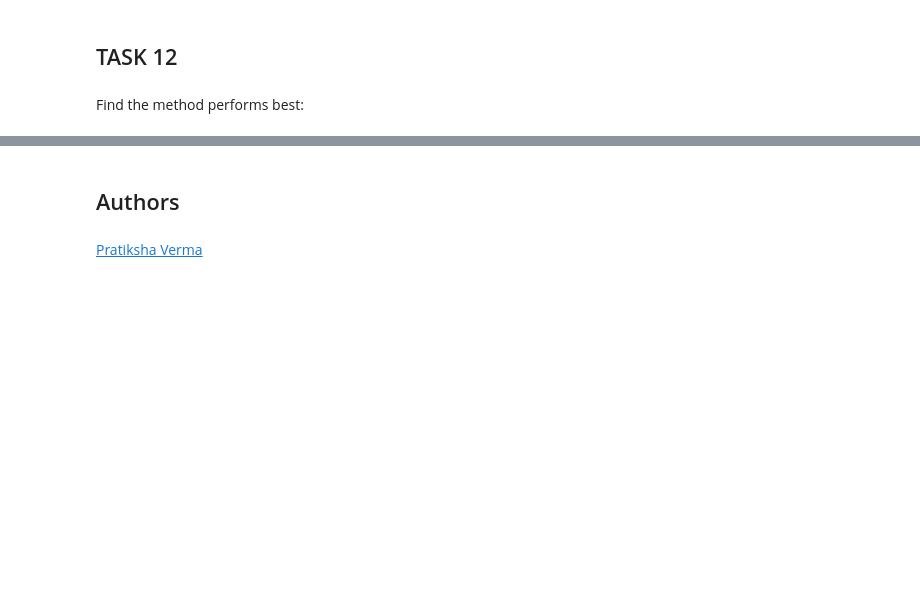
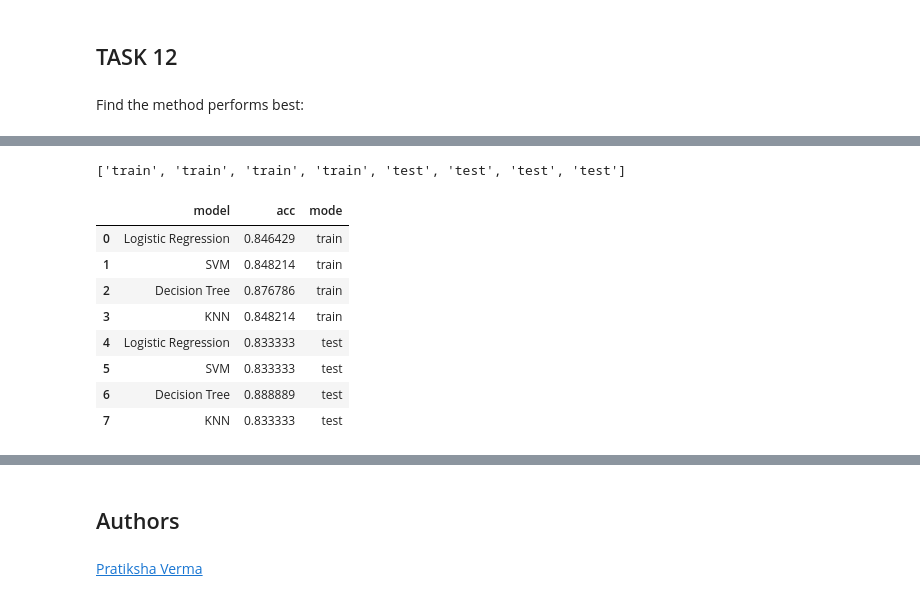
Before and after one commit to vitoraugusto1993/Coursera-courses, a Jupyter notebook: Applied Data Science Capstone/8-machine-learning-prediction-lab.ipynb, the cells around one changed output, grey strips where cells are left out. Cells and saved outputs as stored; diff of their text form; code cells hidden in the pictures; blank space fills up the shorter version.

```diff
--- a/Applied Data Science Capstone/8-machine-learning-prediction-lab.ipynb
+++ b/Applied Data Science Capstone/8-machine-learning-prediction-lab.ipynb
@@ -340,0 +370,18 @@ Find the method performs best:
+# %%
+mode
+# %% [output]
+['train', 'train', 'train', 'train', 'test', 'test', 'test', 'test']
+# %%
+df_dict = {"model":models, "acc":acc, "mode":mode}
+df_chart = pd.DataFrame.from_dict(df_dict)
+df_chart
+# %% [output]
+|  | model | acc | mode |
+| 0 | Logistic Regression | 0.846429 | train |
+| 1 | SVM | 0.848214 | train |
+| 2 | Decision Tree | 0.876786 | train |
+| 3 | KNN | 0.848214 | train |
+| 4 | Logistic Regression | 0.833333 | test |
+| 5 | SVM | 0.833333 | test |
+| 6 | Decision Tree | 0.888889 | test |
+| 7 | KNN | 0.833333 | test |
```
Also changed, not shown: parts of 9 cells of this notebook.
